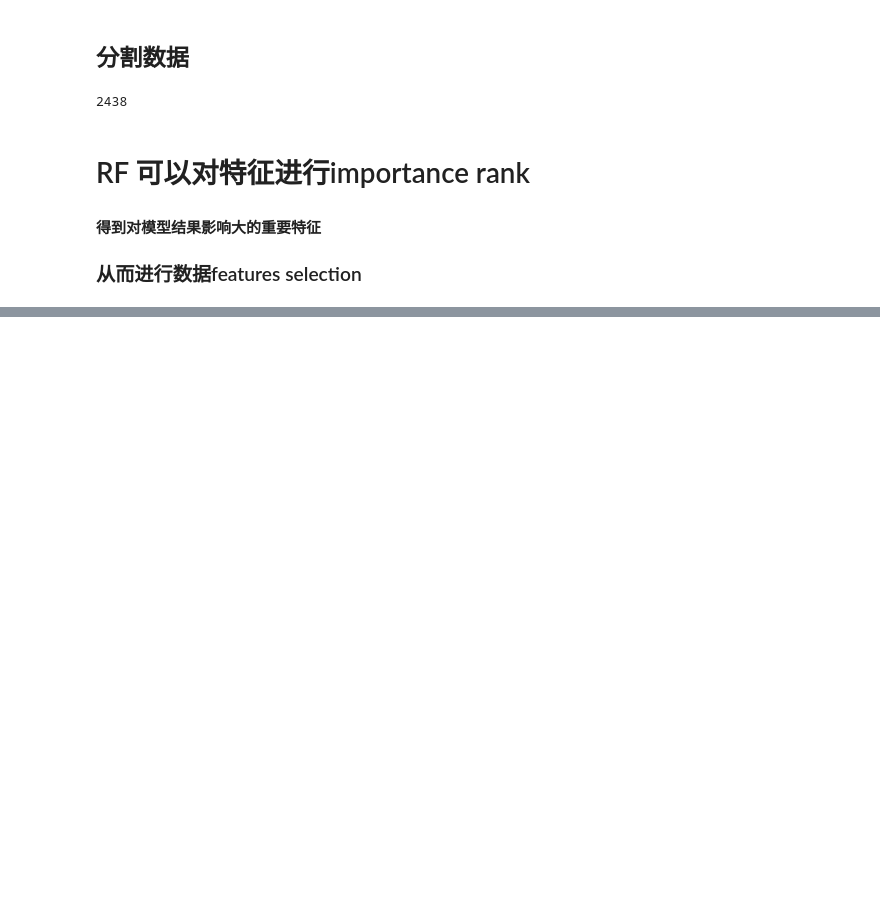
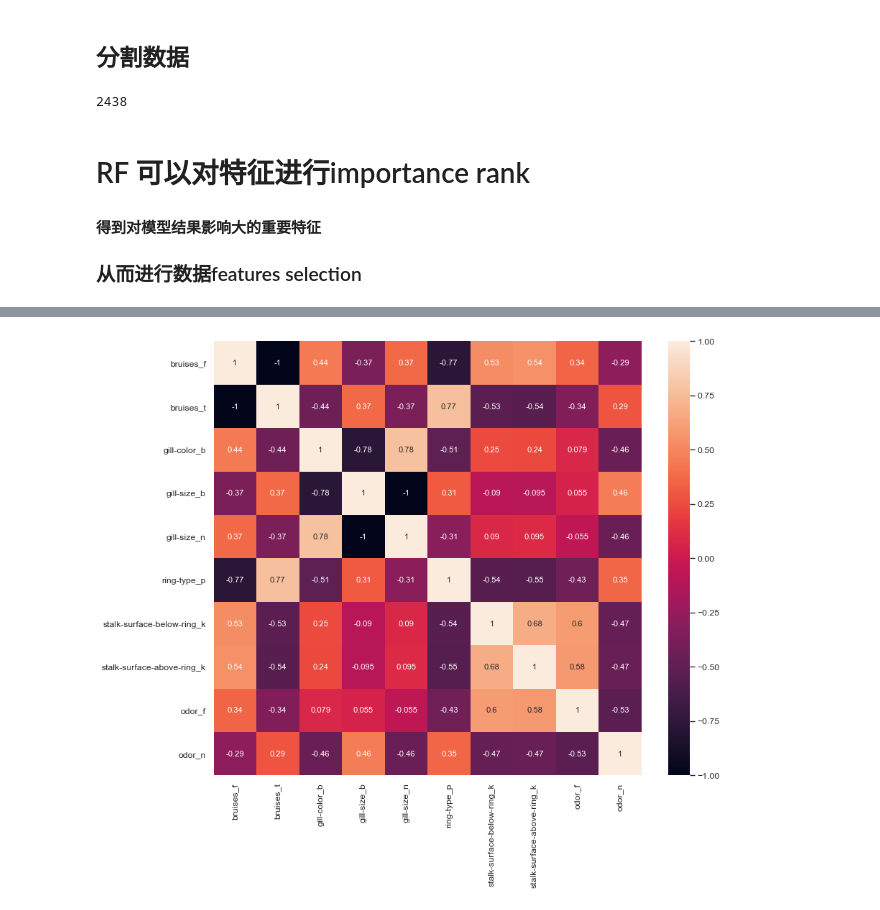
Before and after one commit to DishengLL/feature-selection, a Jupyter notebook: feature_selection .ipynb, the cells around one changed output, grey strips where cells are left out. Cells and saved outputs as stored; diff of their text form; code cells hidden in the pictures; blank space fills up the shorter version.

```diff
--- a/feature_selection .ipynb
+++ b/feature_selection .ipynb
@@ -214,0 +263,7 @@ print("Overall Accuracy using RFE: ", rfe.score(RFE_X_Test,Y_Test))
+# %%
+Numeric_df = pd.DataFrame(X)
+Numeric_df['Y'] = Y
+corr= Numeric_df.corr()
+corr_y = abs(corr["Y"])
+highest_corr = corr_y[corr_y >0.5] # 设置阈值：0.5
+highest_corr.sort_values(ascending=True)
@@ -214,0 +283,15 @@ print("Overall Accuracy using RFE: ", rfe.score(RFE_X_Test,Y_Test))
+# %%
+%matplotlib inline
+import matplotlib as mpl
+
+import matplotlib.pyplot as plt
+
+
+plt.figure(num=None, figsize=(12, 10), dpi=80, facecolor='w', edgecolor='k')
+
+corr2 = Numeric_df[['bruises_f' , 'bruises_t' , 'gill-color_b' , 'gill-size_b' ,  'gill-size_n' , 'ring-type_p' , 'stalk-surface-below-ring_k' ,  'stalk-surface-above-ring_k' , 'odor_f', 'odor_n']].corr()
+
+sns.heatmap(corr2, annot=True, fmt=".2g")
+plt.show()
+# %% [output]
+[figure, added]
```
Also changed, not shown: parts of 21 cells of this notebook.
